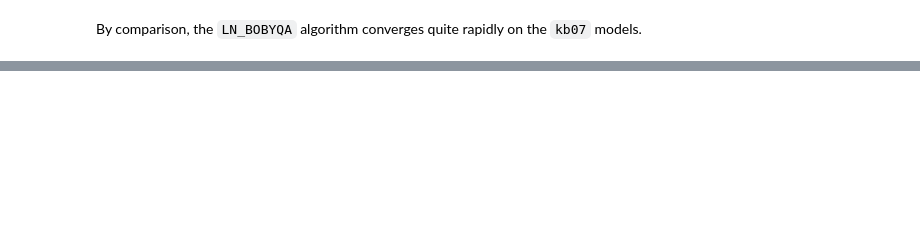
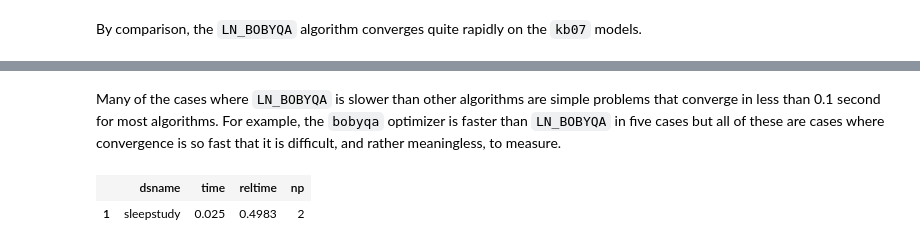
Before and after one commit to Stat990-033/Timings, a Jupyter notebook: inst/doc/Summaries.ipynb, the cells around one changed output, grey strips where cells are left out. Cells and saved outputs as stored; diff of their text form; code cells hidden in the pictures; blank space fills up the shorter version.

```diff
--- a/inst/doc/Summaries.ipynb
+++ b/inst/doc/Summaries.ipynb
@@ -223,0 +227,8 @@ plot(res,x="reltime",y="opt",color="cvgd",
+# %% [markdown]
+Many of the cases where `LN_BOBYQA` is slower than other algorithms are simple problems that converge in less than 0.1 second for most algorithms.  For example, the `bobyqa` optimizer is faster than `LN_BOBYQA` in five cases but all of these are cases where convergence is so fast that it is difficult, and rather meaningless, to measure.
+# %%
+bobyqa = dfselect(res,:opt,"bobyqa");
+bobyqa[bobyqa[:reltime] .< 1,[:dsname,:time,:reltime,:np]]
+# %% [output]
+|  | dsname | time | reltime | np |
+| 1 | sleepstudy | 0.025 | 0.4983 | 2 |
```
Also changed, not shown: parts of 15 cells of this notebook.
